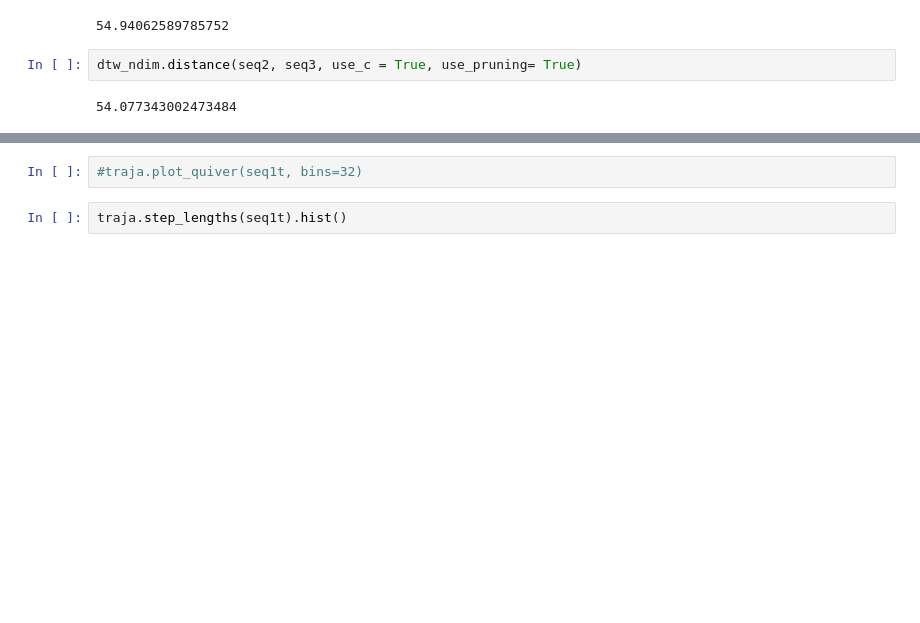
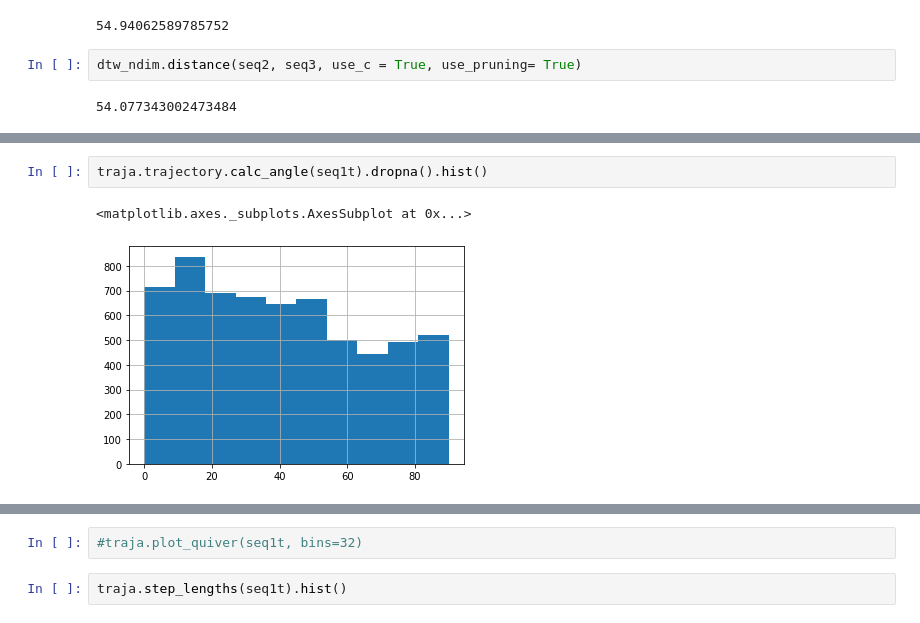
Before and after one commit to sazio/Transients, a Jupyter notebook: Python/DynamicTimeWarping.ipynb, the cells around one changed output, grey strips where cells are left out. Cells and saved outputs as stored; diff of their text form; blank space fills up the shorter version.

```diff
--- a/Python/DynamicTimeWarping.ipynb
+++ b/Python/DynamicTimeWarping.ipynb
@@ -129,0 +137,5 @@ traja.smooth_sg(seq1t).plot(x = "x", y = "y", figsize = (15,10))
+# %%
+traja.trajectory.calc_angle(seq1t).dropna().hist()
+# %% [output]
+<matplotlib.axes._subplots.AxesSubplot at 0x...>
+[figure, added]
```
Also changed, not shown: parts of 18 cells of this notebook.
